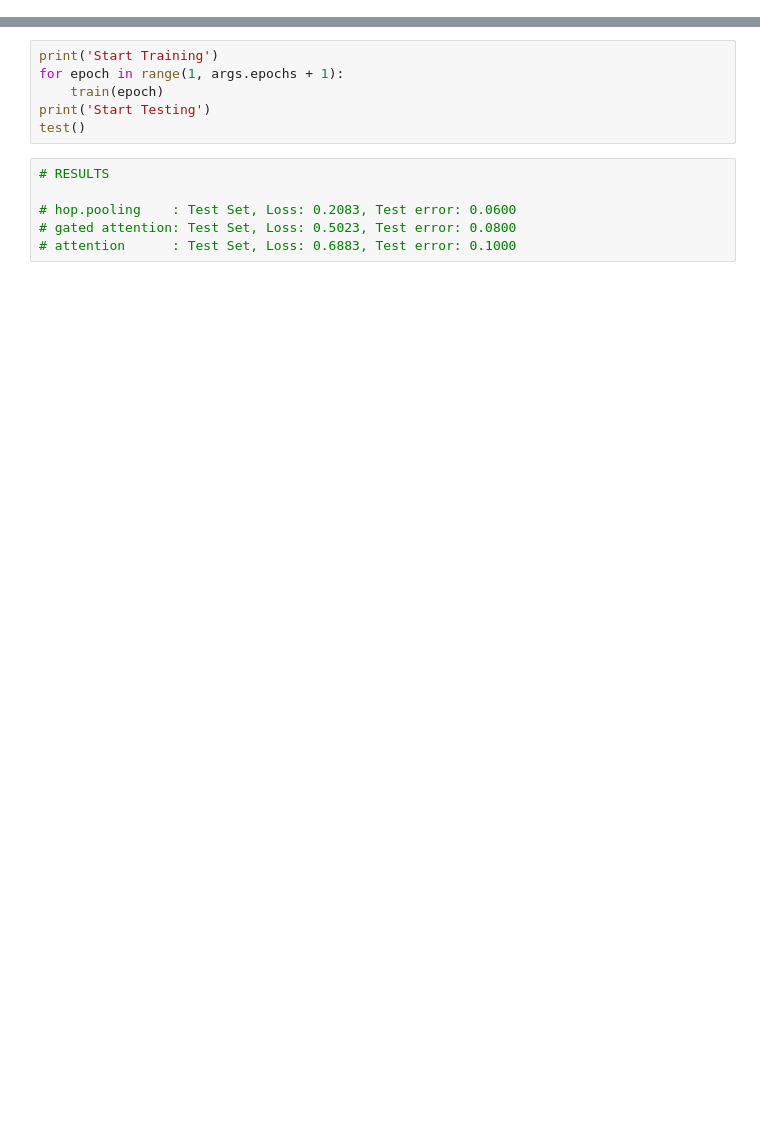
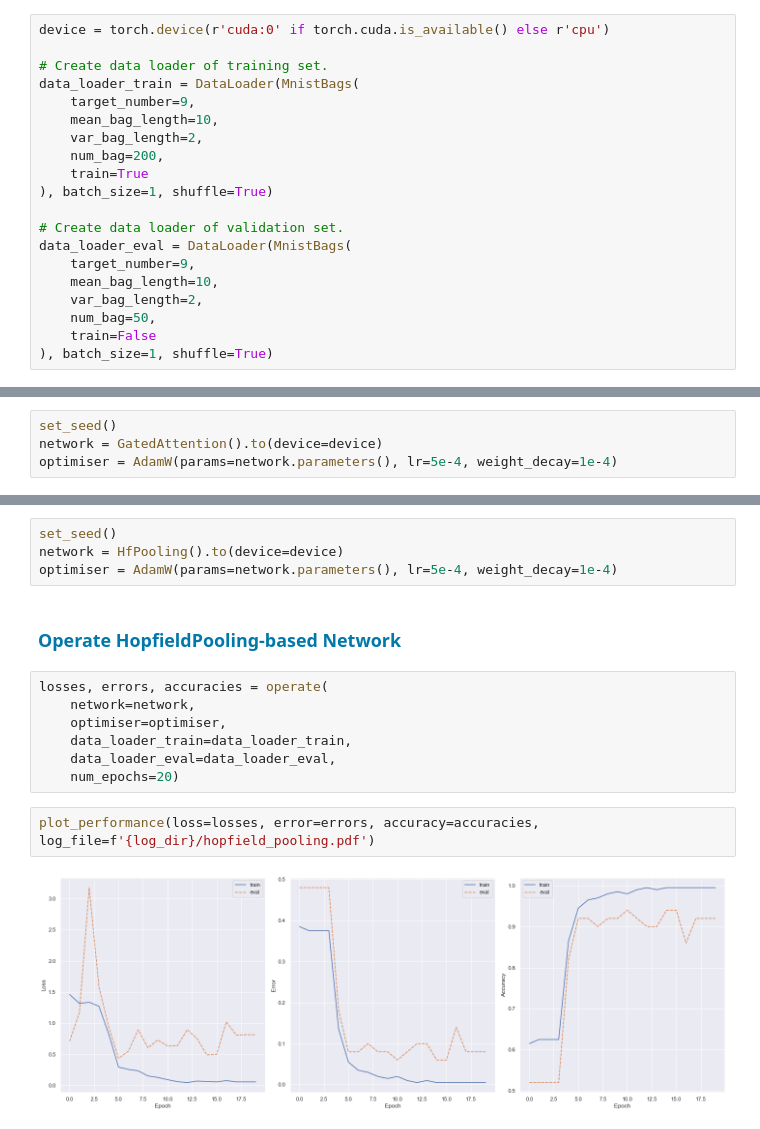
Before and after one commit to ml-jku/hopfield-layers, a Jupyter notebook: examples/mnist_bags/mnist_bags_demo.ipynb, the cells around one changed output, grey strips where cells are left out. Saved outputs shown, nothing was run; the diff lists cells and outputs as text; blank space fills up the shorter version.

```diff
--- a/examples/mnist_bags/mnist_bags_demo.ipynb
+++ b/examples/mnist_bags/mnist_bags_demo.ipynb
@@ -17,0 +92,20 @@ from model import Attention, GatedAttention
+# %%
+device = torch.device(r'cuda:0' if torch.cuda.is_available() else r'cpu')
+
+# Create data loader of training set.
+data_loader_train = DataLoader(MnistBags(
+    target_number=9,
+    mean_bag_length=10,
+    var_bag_length=2,
+    num_bag=200,
+    train=True
+), batch_size=1, shuffle=True)
+
+# Create data loader of validation set.
+data_loader_eval = DataLoader(MnistBags(
+    target_number=9,
+    mean_bag_length=10,
+    var_bag_length=2,
+    num_bag=50,
+    train=False
+), batch_size=1, shuffle=True)
@@ -17,0 +281,4 @@ from model import Attention, GatedAttention
+# %%
+set_seed()
+network = GatedAttention().to(device=device)
+optimiser = AdamW(params=network.parameters(), lr=5e-4, weight_decay=1e-4)
@@ -189,12 +388,17 @@ optimizer = optim.Adam(model.parameters(), lr=args.lr, betas=(0.9, 0.999), weigh
-# %%
-print('Start Training')
-for epoch in range(1, args.epochs + 1):
-    train(epoch)
-print('Start Testing')
-test()
-# %%
-# RESULTS
-
-# hop.pooling    : Test Set, Loss: 0.2083, Test error: 0.0600
-# gated attention: Test Set, Loss: 0.5023, Test error: 0.0800
-# attention      : Test Set, Loss: 0.6883, Test error: 0.1000
+# %%
+set_seed()
+network = HfPooling().to(device=device)
+optimiser = AdamW(params=network.parameters(), lr=5e-4, weight_decay=1e-4)
+# %% [markdown]
+<h3 style="color:rgb(0,120,170)">Operate HopfieldPooling-based Network</h3>
+# %%
+losses, errors, accuracies = operate(
+    network=network,
+    optimiser=optimiser,
+    data_loader_train=data_loader_train,
+    data_loader_eval=data_loader_eval,
+    num_epochs=20)
+# %%
+plot_performance(loss=losses, error=errors, accuracy=accuracies, log_file=f'{log_dir}/hopfield_pooling.pdf')
+# %% [output]
+[figure, added]
```
Also changed, not shown: parts of 28 cells of this notebook, 16 other files.
